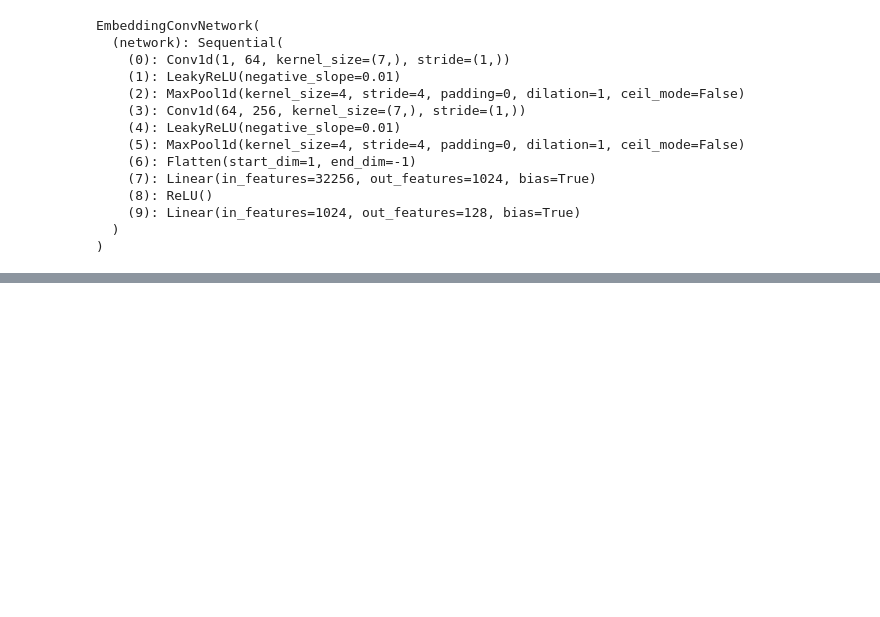
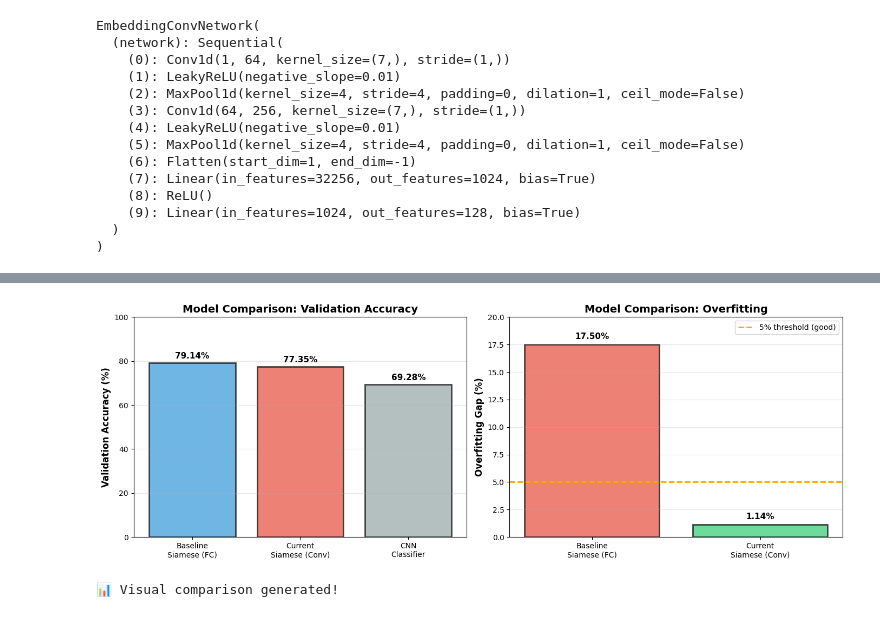
Before and after one commit to carlosnatalino/ONDM_2026_Siamese, a Jupyter notebook: dataset.ipynb, the cells around one changed output, grey strips where cells are left out. Cells and saved outputs as stored; diff of their text form; code cells hidden in the pictures; blank space fills up the shorter version.

```diff
--- a/dataset.ipynb
+++ b/dataset.ipynb
@@ -446,0 +514,10 @@ Epoch [145/200] Batch [650
+# %%
+# Check available classes
+unique_classes = np.unique(Y)
+print(f"Available classes: {unique_classes}")
+print(f"Number of classes: {len(unique_classes)}")
+
+# Count samples per class
+for cls in unique_classes:
+    count = np.sum(Y == cls)
+    print(f"  Class {cls}: {count} samples")
@@ -502,0 +1293,45 @@ Best Validation Accuracy: 0.7122 (Epoch 168)
+# %%
+# Visual comparison of different approaches
+fig, axes = plt.subplots(1, 2, figsize=(14, 5))
+
+# Comparison 1: Validation Accuracy
+approaches = ['Baseline\nSiamese (FC)', 'Current\nSiamese (Conv)', 'CNN\nClassifier']
+accuracies = [79.14, 77.35, 69.28]
+colors = ['#3498db', '#e74c3c', '#95a5a6']
+
+axes[0].bar(approaches, accuracies, color=colors, alpha=0.7, edgecolor='black', linewidth=2)
+axes[0].set_ylabel('Validation Accuracy (%)', fontsize=12, fontweight='bold')
+axes[0].set_title('Model Comparison: Validation Accuracy', fontsize=14, fontweight='bold')
+axes[0].set_ylim([0, 100])
+axes[0].grid(axis='y', alpha=0.3)
+for i, (acc, approach) in enumerate(zip(accuracies, approaches)):
+    axes[0].text(i, acc + 2, f'{acc:.2f}%', ha='center', fontweight='bold', fontsize=11)
+
+# Comparison 2: Overfitting Gap
+overfitting_gaps = [17.5, 1.14, None]  # CNN classifier gap unknown
+gap_colors = ['#e74c3c', '#2ecc71', '#95a5a6']
+
+bar_positions = [0, 1]
+bar_gaps = [17.5, 1.14]
+bar_colors = ['#e74c3c', '#2ecc71']
+
+bars = axes[1].bar(bar_positions, bar_gaps, color=bar_colors, alpha=0.7, edgecolor='black', linewidth=2)
+axes[1].set_xticks([0, 1])
+axes[1].set_xticklabels(['Baseline\nSiamese (FC)', 'Current\nSiamese (Conv)'])
+axes[1].set_ylabel('Overfitting Gap (%)', fontsize=12, fontweight='bold')
+axes[1].set_title('Model Comparison: Overfitting', fontsize=14, fontweight='bold')
+axes[1].set_ylim([0, 20])
+axes[1].grid(axis='y', alpha=0.3)
+axes[1].axhline(y=5, color='orange', linestyle='--', linewidth=2, label='5% threshold (good)')
+axes[1].legend(fontsize=10)
+
+for i, gap in enumerate(bar_gaps):
+    axes[1].text(i, gap + 0.5, f'{gap:.2f}%', ha='center', fontweight='bold', fontsize=11)
+
+plt.tight_layout()
+plt.show()
+
+print("\n📊 Visual comparison generated!")
+# %% [output]
+[figure, added]
+📊 Visual comparison generated!
```
Also changed, not shown: parts of 26 cells of this notebook, 18 other files.
